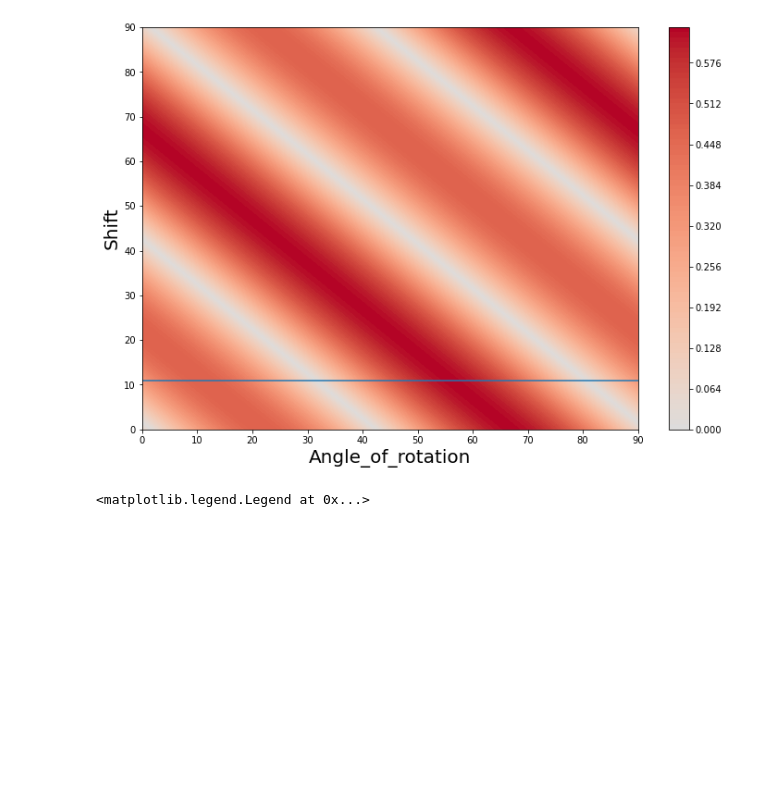
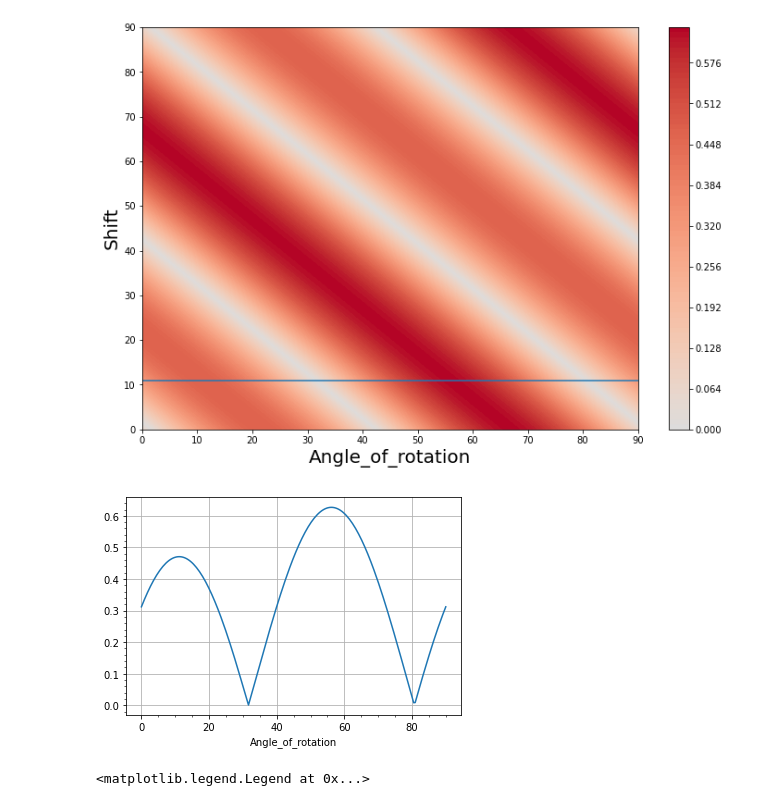
Before and after one commit to Semyonov-as/Python_Modelling, a Jupyter notebook: Waveguide_ICME.ipynb, the cells around one changed output. Drawn from its saved outputs; the diff is of its cells as text; code cells hidden in the pictures; blank space fills up the shorter version.

```diff
--- a/Waveguide_ICME.ipynb
+++ b/Waveguide_ICME.ipynb
@@ -47,6 +47,13 @@ plt.ylabel('Shift', size=20)
 # %% [output]
 Text(0, 0.5, 'Shift')
 [figure]
+# %%
+plt.plot(a_o_r/np.pi*180, ans[24])
+plt.minorticks_on()
+plt.xlabel('Angle_of_rotation')
+plt.grid()
+# %% [output]
+[figure, added]
 # %%
 exp_x = [60.0, 70.0, 80.0, 90.0, 100.0, 110.0, 120.0, 130.0, 140.0, 150.0, 160.0, 170.0, 180.0, 190.0, 200.0, 40.0, 50.0]
 exp_y=[0.06862, 0.62801, 0.78781, 1.0, 0.94789, 0.66597, 0.29514, 0.18111, 0.01931,
```
Also changed, not shown: parts of 12 cells of this notebook, 2 other files.
